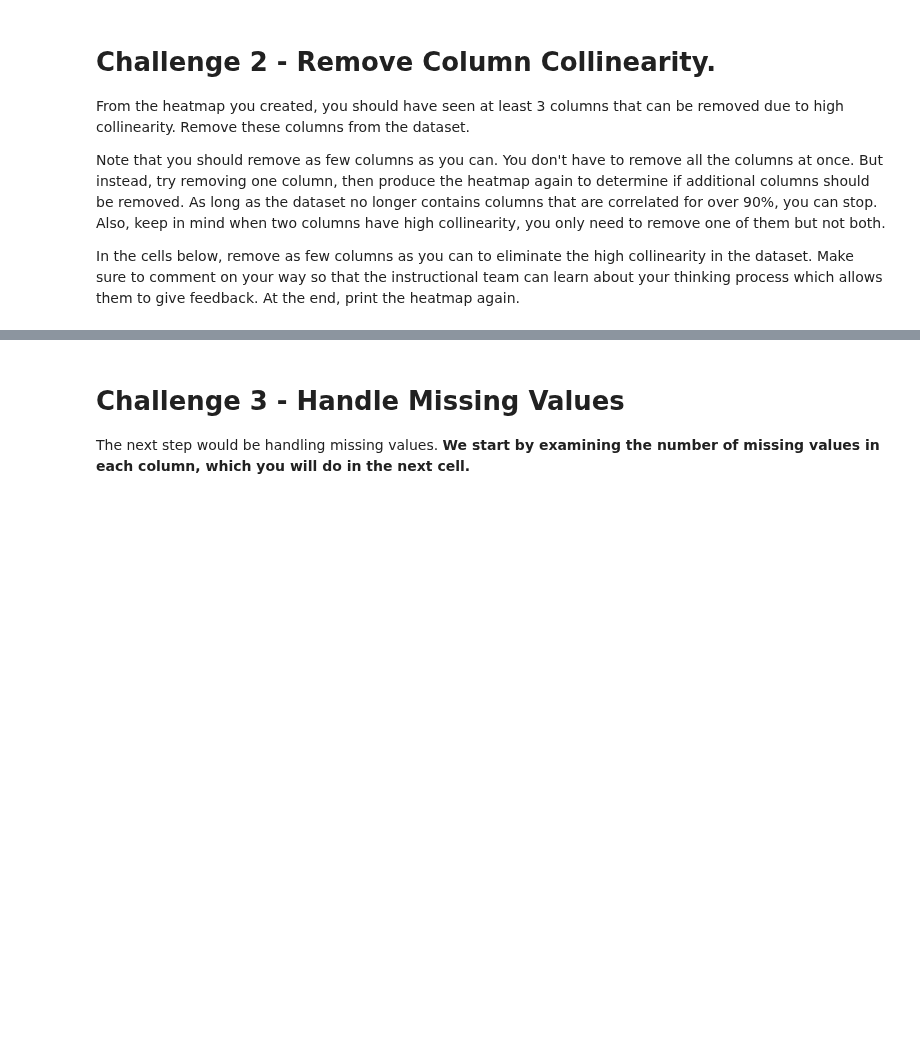
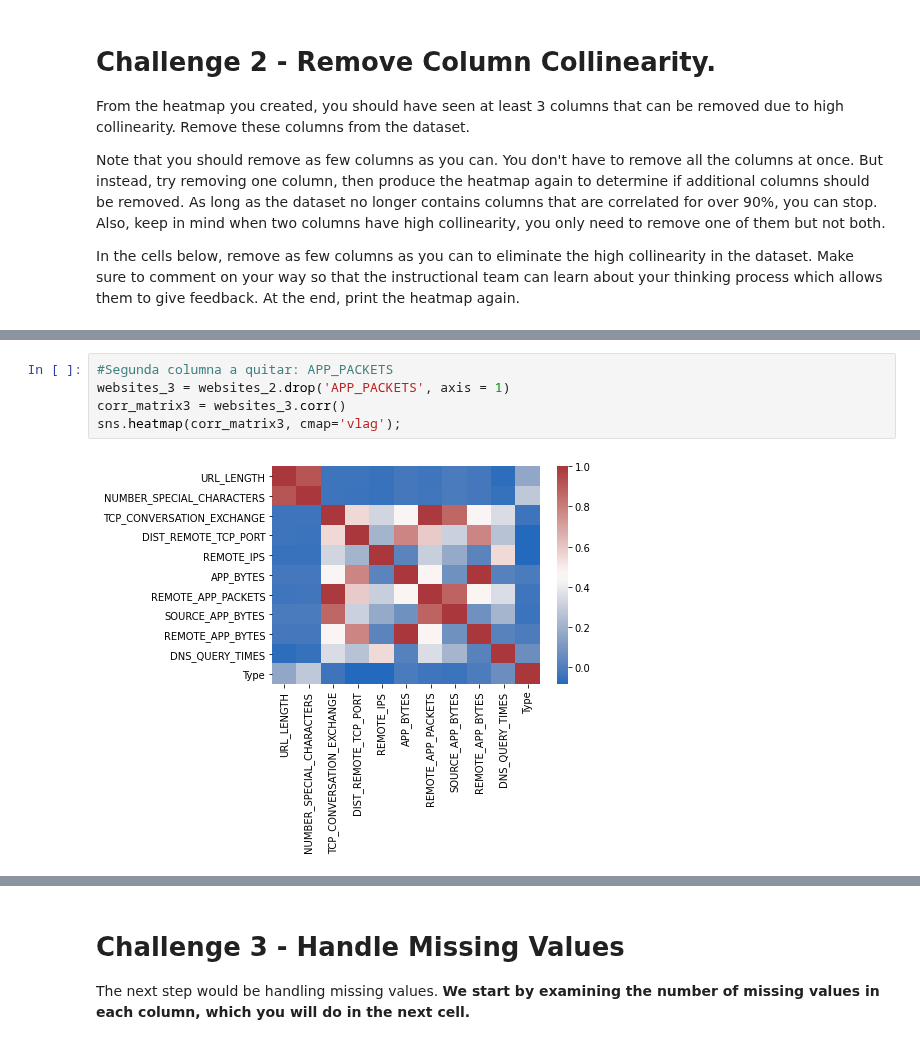
Before and after one commit to ta-data-mexpt/lab-supervised-learning, a Jupyter notebook: your-code/main.ipynb, the cells around one changed output, grey strips where cells are left out. Drawn from its saved outputs; the diff is of its cells as text; blank space fills up the shorter version.

```diff
--- a/your-code/main.ipynb
+++ b/your-code/main.ipynb
@@ -90,0 +208,7 @@ In the cells below, remove as few columns as you can to eliminate the high colli
+# %%
+#Segunda columna a quitar: APP_PACKETS
+websites_3 = websites_2.drop('APP_PACKETS', axis = 1)
+corr_matrix3 = websites_3.corr()
+sns.heatmap(corr_matrix3, cmap='vlag');
+# %% [output]
+[figure, added]
```
Also changed, not shown: parts of 77 cells of this notebook.
